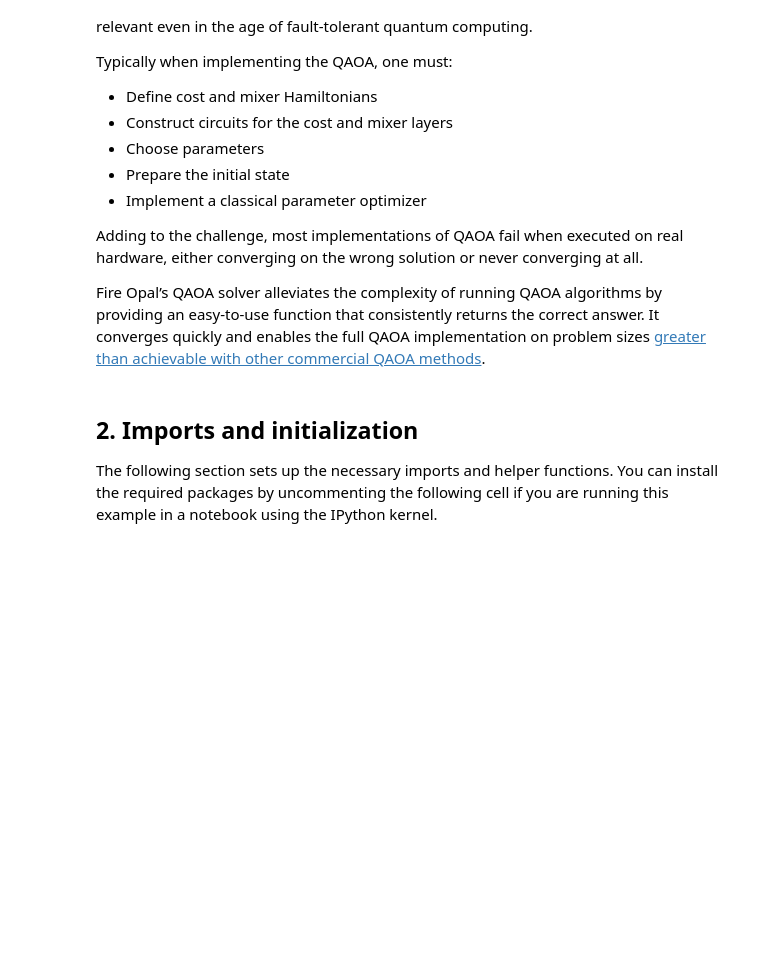
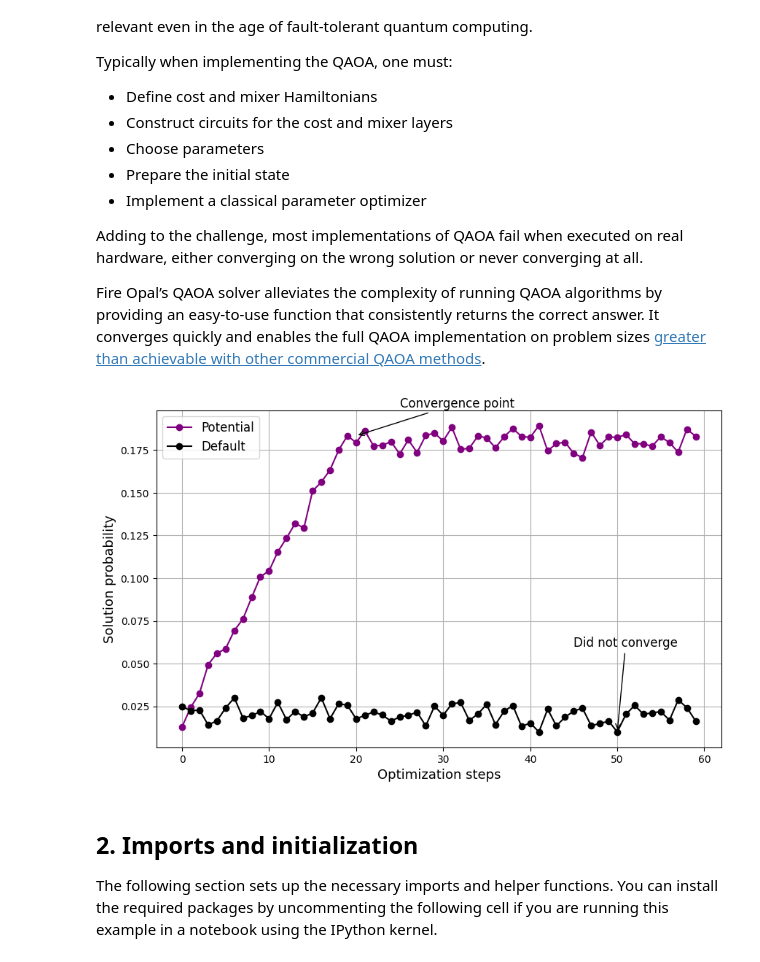
Before and after one commit to gzquse/DEAL_QUBO, a Jupyter notebook: notebooks/solve-max-cut-using-fire-opal.ipynb, the cells around one changed output. Drawn from its saved outputs; the diff is of its cells as text; code cells hidden in the pictures; blank space fills up the shorter version.

```diff
--- a/notebooks/solve-max-cut-using-fire-opal.ipynb
+++ b/notebooks/solve-max-cut-using-fire-opal.ipynb
@@ -39,6 +39,41 @@ Typically when implementing the QAOA, one must:
 Adding to the challenge, most implementations of QAOA fail when executed on real hardware, either converging on the wrong solution or never converging at all.
 
 Fire Opal’s QAOA solver alleviates the complexity of running QAOA algorithms by providing an easy-to-use function that consistently returns the correct answer. It converges quickly and enables the full QAOA implementation on problem sizes [greater than achievable with other commercial QAOA methods](https://arxiv.org/abs/2406.01743).
+# %%
+import numpy as np
+import matplotlib.pyplot as plt
+
+# Define data for Fire Opal with some fluctuations around convergence
+fire_opal_prob = np.concatenate([
+    np.linspace(0.02, 0.18, 20) + np.random.normal(0, 0.005, 20),
+    np.full(40, 0.18) + np.random.normal(0, 0.005, 40)
+])
+
+# Define data for Default (no convergence)
+default_prob = np.random.normal(0.02, 0.005, 60)
+default_prob = np.clip(default_solution_prob, 0, None)
+
+# Plot
+plt.figure(figsize=(10, 6))
+plt.plot(fire_opal_prob, marker='o', color='purple', label='Potential')
+plt.plot(default_solution_prob, marker='o', color='black', label='Default')
+
+# Annotate convergence point
+plt.annotate("Convergence point", xy=(20, fire_opal_prob[19]), xytext=(25, 0.20),
+             arrowprops=dict(arrowstyle="->"), fontsize=12)
+
+# Annotate "Did not converge"
+plt.annotate("Did not converge", xy=(50, default_solution_prob[50]), xytext=(45, 0.06),
+             arrowprops=dict(arrowstyle="->"), fontsize=12)
+
+plt.xlabel('Optimization steps', fontsize=13)
+plt.ylabel('Solution probability', fontsize=13)
+plt.grid(True)
+plt.legend(fontsize=12)
+# plt.title('QAOA Convergence with Fluctuations', fontsize=14)
+plt.show()
+# %% [output]
+[figure, added]
 # %% [markdown]
 ## 2. Imports and initialization
 
```
Also changed, not shown: 10 other files.
